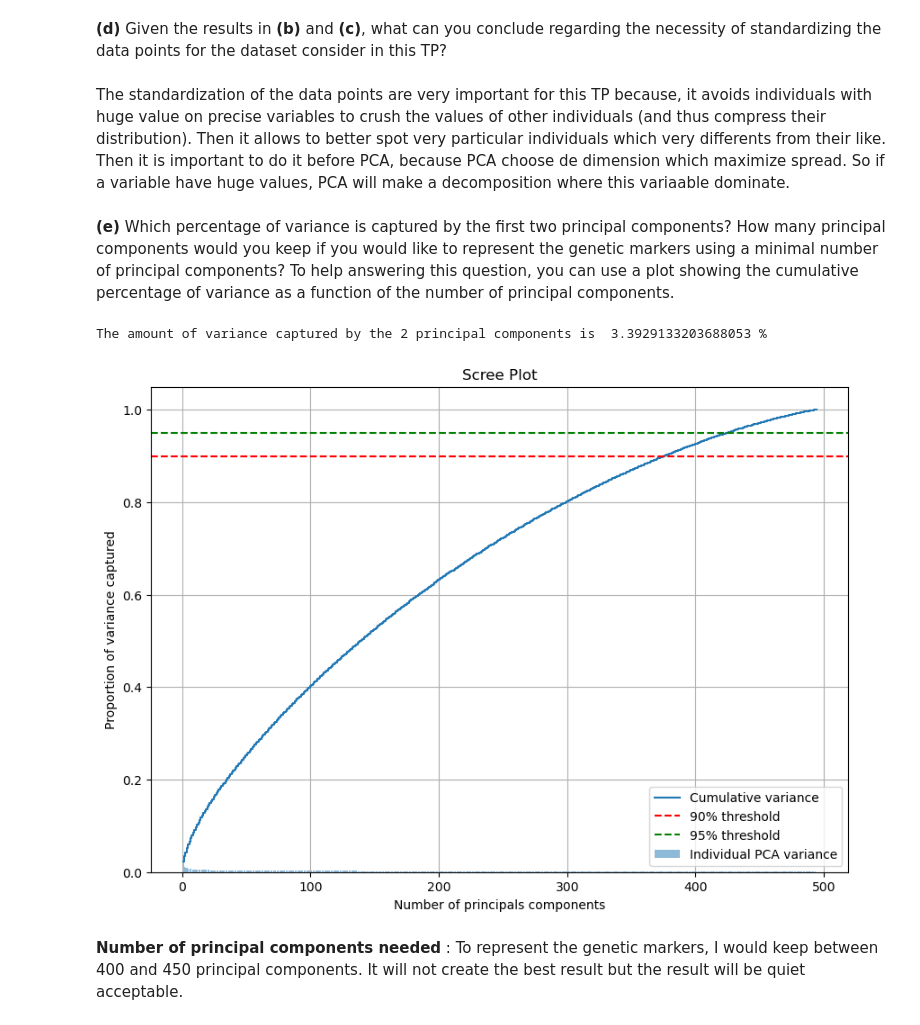
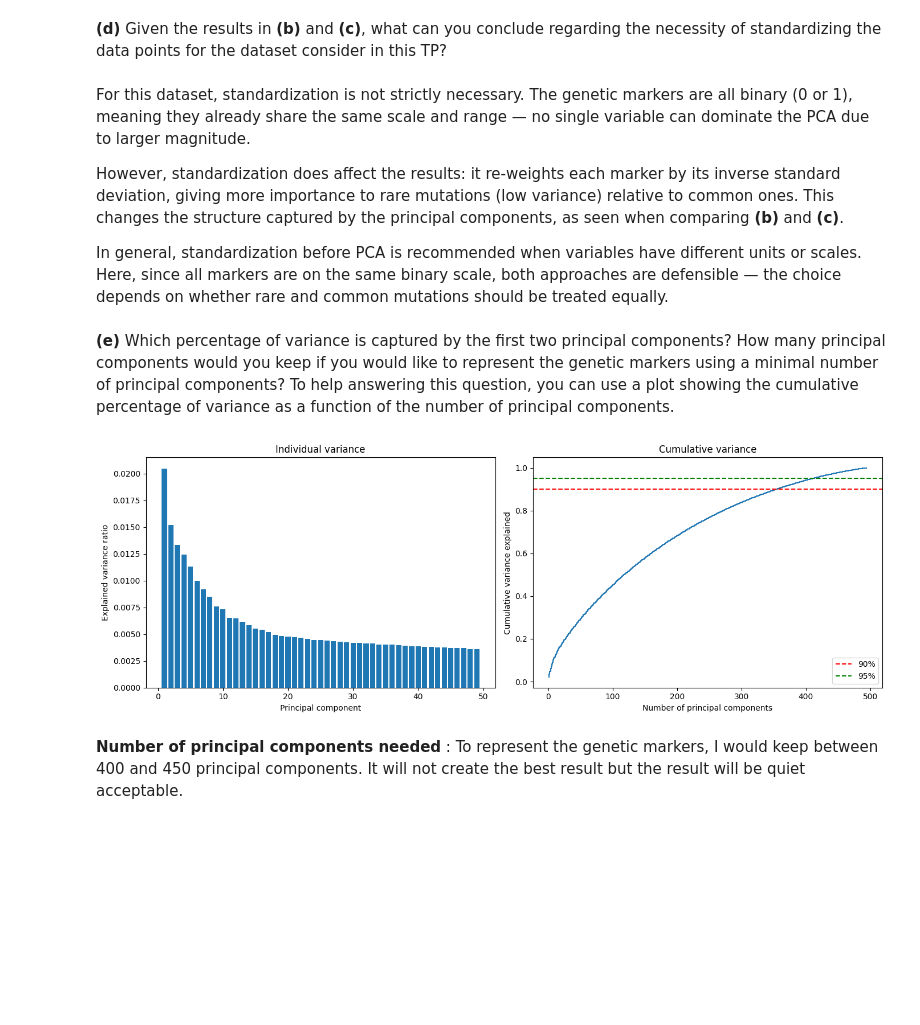
Before and after one commit to leozsc/TP1-ISLA, a Jupyter notebook: TP2/TP2.ipynb, the cells around one changed output. Cells and saved outputs as stored; diff of their text form; code cells hidden in the pictures; blank space fills up the shorter version.

```diff
--- a/TP2/TP2.ipynb
+++ b/TP2/TP2.ipynb
@@ -272,32 +297,35 @@ We can see on this graph than the point are now better distributed (they are dis
 # %% [markdown]
 **(d)** Given the results in **(b)** and **(c)**, what can you conclude regarding the necessity of standardizing the data points for the dataset consider in this TP?
 # %% [markdown]
-The standardization of the data points are very important for this TP because, it avoids individuals with huge value on precise variables to crush the values of other individuals (and thus compress their distribution). Then it allows to better spot very particular individuals which very differents from their like.
-Then it is important to do it before PCA, because PCA choose de dimension which maximize spread. So if a variable have huge values, PCA will make a decomposition where this variaable dominate.
+For this dataset, standardization is not strictly necessary. The genetic markers are all binary (0 or 1), meaning they already share the same scale and range — no single variable can dominate the PCA due to larger magnitude.
+
+However, standardization does affect the results: it re-weights each marker by its inverse standard deviation, giving more importance to rare mutations (low variance) relative to common ones. This changes the structure captured by the principal components, as seen when comparing **(b)** and **(c)**.
+
+In general, standardization before PCA is recommended when variables have different units or scales. Here, since all markers are on the same binary scale, both approaches are defensible — the choice depends on whether rare and common mutations should be treated equally.
 # %% [markdown]
 **(e)** Which percentage of variance is captured by the first two principal components? How many principal components would you keep if you would like to represent the genetic markers using a minimal number of principal components? To help answering this question, you can use a plot showing the cumulative percentage of variance as a function of the number of principal components.
 # %%
-import numpy as np
+fig, axes = plt.subplots(1, 2, figsize=(14, 5))
 
-explained_variance_ratio = pca.explained_variance_ratio_
-cumulative_variance = np.cumsum(explained_variance_ratio)
+# Individual variance
+axes[0].bar(range(1, 50), explained_variance_ratio[:49])
+axes[0].set_xlabel('Principal component')
+axes[0].set_ylabel('Explained variance ratio')
+axes[0].set_title('Individual variance')
 
-print("The amount of variance captured by the 2 principal components is ",cumulative_variance[1]*100,"%")
+# Cumulative variance
+axes[1].step(range(1, len(cumulative_variance) + 1), cumulative_variance, where='mid')
+axes[1].axhline(y=0.90, color='r', linestyle='--', label='90%')
+axes[1].axhline(y=0.95, color='g', linestyle='--', label='95%')
+axes[1].set_xlabel('Number of principal components')
+axes[1].set_ylabel('Cumulative variance explained')
+axes[1].set_title('Cumulative variance')
+axes[1].legend()
 
-plt.figure(figsize=(10, 7))
-plt.bar(range(1, len(explained_variance_ratio) + 1), explained_variance_ratio, alpha=0.5, align='center', label='Individual PCA variance')
-plt.step(range(1, len(cumulative_variance) + 1), cumulative_variance, where='mid', label='Cumulative variance')
-plt.xlabel('Number of principals components')
-plt.ylabel('Proportion of variance captured')
-plt.title('Scree Plot')
-plt.axhline(y=0.9, color='r', linestyle='--', label='90% threshold')
-plt.axhline(y=0.95, color='g', linestyle='--', label='95% threshold')
-plt.legend(loc='best')
-plt.grid(True)
+plt.tight_layout()
 plt.show()
 # %% [output]
-The amount of variance captured by the 2 principal components is  3.3929133203688053 %
-[figure, old version]
+[figure, new version]
 # %% [markdown]
 **Number of principal components needed** : To represent the genetic markers, I would keep between 400 and 450 principal components. It will not create the best result but the result will be quiet acceptable.
 # %% [markdown]
```
Also changed, not shown: parts of 18 cells of this notebook.
